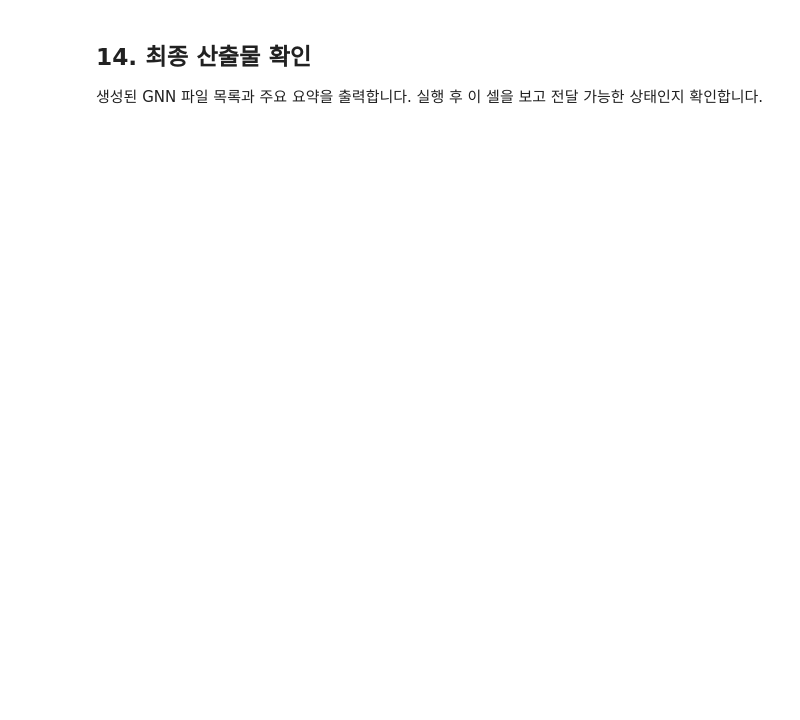
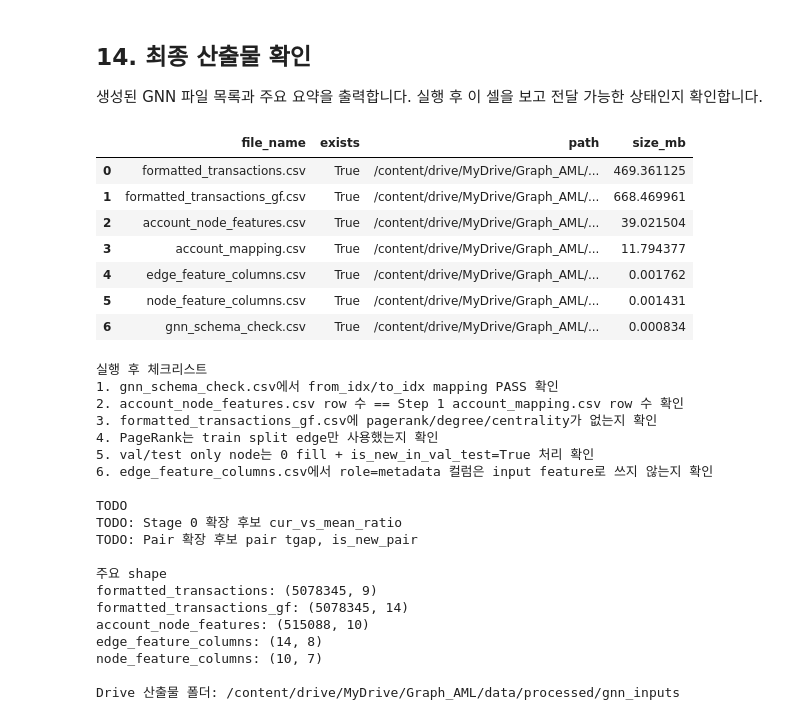
Before and after one commit to JKYUPSYCHE/Graph_AML, a Jupyter notebook: data/preprocessing/04_gnn_graph_process.ipynb, the cells around one changed output. Saved outputs shown, nothing was run; the diff lists cells and outputs as text; code cells hidden in the pictures; blank space fills up the shorter version.

```diff
--- a/data/preprocessing/04_gnn_graph_process.ipynb
+++ b/data/preprocessing/04_gnn_graph_process.ipynb
@@ -756,7 +855,7 @@ def edge_feature_metadata(df):
             risk = "low_if_past_timestamp_only"
             null_policy = "fill_0_when_no_past_pair_history"
             notes = "computed with past_timestamp < current_timestamp"
-        elif col in ["amount", "log_amount", "currency", "payment_format", "from_bank", "to_bank"]:
+        elif col in ["amount", "log_amount", "amount_received_current_value", "amount_received_current_log1p", "currency", "payment_format", "from_bank", "to_bank"]:
             source = "current_transaction_row"
             risk = "low"
             null_policy = "as_is_or_current_row_transform"
@@ -1067,54 +1114,74 @@ print("저장 완료")
 # ============================================================
 
 expected_outputs = [
-    "formatted_transactions.csv",
-    "formatted_transactions_gf.csv",
-    "account_node_features.csv",
-    "account_mapping.csv",
-    "edge_feature_columns.csv",
-    "node_feature_columns.csv",
-    "gnn_schema_check.csv",
-    "memory_profile.csv",
+    (CONFIG["DRIVE_OUTPUT_DIR"], "formatted_transactions.csv"),
+    (CONFIG["DRIVE_OUTPUT_DIR"], "formatted_transactions_gf.csv"),
+    (CONFIG["DRIVE_OUTPUT_DIR"], "account_node_features.csv"),
+    (CONFIG["DRIVE_OUTPUT_DIR"], "account_mapping.csv"),
+    (CONFIG["DRIVE_OUTPUT_DIR"], "edge_feature_columns.csv"),
+    (CONFIG["DRIVE_OUTPUT_DIR"], "node_feature_columns.csv"),
+    (CONFIG["VALIDATION_DIR"],   "gnn_schema_check.csv"),
 ]
 
-drive_outputs = {
-    "formatted_transactions.csv",
-    "formatted_transactions_gf.csv",
-    "account_node_features.csv",
-    "account_mapping.csv",
-}
-
 rows = []
-for fname in expected_outputs:
-    path = (CONFIG["DRIVE_OUTPUT_DIR"] if fname in drive_outputs else CONFIG["LOCAL_OUTPUT_DIR"]) / fname
+for out_dir, fname in expected_outputs:
+    path = Path(out_dir) / fname
     rows.append({
         "file_name": fname,
         "exists": path.exists(),
         "path": str(path),
         "size_mb": path.stat().st_size / 1024 / 1024 if path.exists() else None,
     })
 
 output_check = pd.DataFrame(rows)
 display(output_check)
 
 print("\n실행 후 체크리스트")
 print("1. gnn_schema_check.csv에서 from_idx/to_idx mapping PASS 확인")
 print("2. account_node_features.csv row 수 == Step 1 account_mapping.csv row 수 확인")
 print("3. formatted_transactions_gf.csv에 pagerank/degree/centrality가 없는지 확인")
 print("4. PageRank는 train split edge만 사용했는지 확인")
 print("5. val/test only node는 0 fill + is_new_in_val_test=True 처리 확인")
 print("6. edge_feature_columns.csv에서 role=metadata 컬럼은 input feature로 쓰지 않는지 확인")
 
 print("\nTODO")
 print("TODO: Stage 0 확장 후보 cur_vs_mean_ratio")
 print("TODO: Pair 확장 후보 pair tgap, is_new_pair")
 
 print("\n주요 shape")
 print("formatted_transactions:", formatted_transactions.shape)
 print("formatted_transactions_gf:", formatted_transactions_gf.shape)
 print("account_node_features:", account_node_features.shape)
 print("edge_feature_columns:", edge_feature_columns.shape)
 print("node_feature_columns:", node_feature_columns.shape)
 
 print("\nDrive 산출물 폴더:", CONFIG["DRIVE_OUTPUT_DIR"])
-print("Local 산출물 폴더:", CONFIG["LOCAL_OUTPUT_DIR"])
+# %% [output]
+|  | file_name | exists | path | size_mb |
+| 0 | formatted_transactions.csv | True | /content/drive/MyDrive/Graph_AML/... | 469.361125 |
+| 1 | formatted_transactions_gf.csv | True | /content/drive/MyDrive/Graph_AML/... | 668.469961 |
+| 2 | account_node_features.csv | True | /content/drive/MyDrive/Graph_AML/... | 39.021504 |
+| 3 | account_mapping.csv | True | /content/drive/MyDrive/Graph_AML/... | 11.794377 |
+| 4 | edge_feature_columns.csv | True | /content/drive/MyDrive/Graph_AML/... | 0.001762 |
+| 5 | node_feature_columns.csv | True | /content/drive/MyDrive/Graph_AML/... | 0.001431 |
+| 6 | gnn_schema_check.csv | True | /content/drive/MyDrive/Graph_AML/... | 0.000834 |
+실행 후 체크리스트
+1. gnn_schema_check.csv에서 from_idx/to_idx mapping PASS 확인
+2. account_node_features.csv row 수 == Step 1 account_mapping.csv row 수 확인
+3. formatted_transactions_gf.csv에 pagerank/degree/centrality가 없는지 확인
+4. PageRank는 train split edge만 사용했는지 확인
+5. val/test only node는 0 fill + is_new_in_val_test=True 처리 확인
+6. edge_feature_columns.csv에서 role=metadata 컬럼은 input feature로 쓰지 않는지 확인
+
+TODO
+TODO: Stage 0 확장 후보 cur_vs_mean_ratio
+TODO: Pair 확장 후보 pair tgap, is_new_pair
+
+주요 shape
+formatted_transactions: (5078345, 9)
+formatted_transactions_gf: (5078345, 14)
+account_node_features: (515088, 10)
+edge_feature_columns: (14, 8)
+node_feature_columns: (10, 7)
+
+Drive 산출물 폴더: /content/drive/MyDrive/Graph_AML/data/processed/gnn_inputs
```
Also changed, not shown: parts of 12 cells of this notebook, 3 other files.
